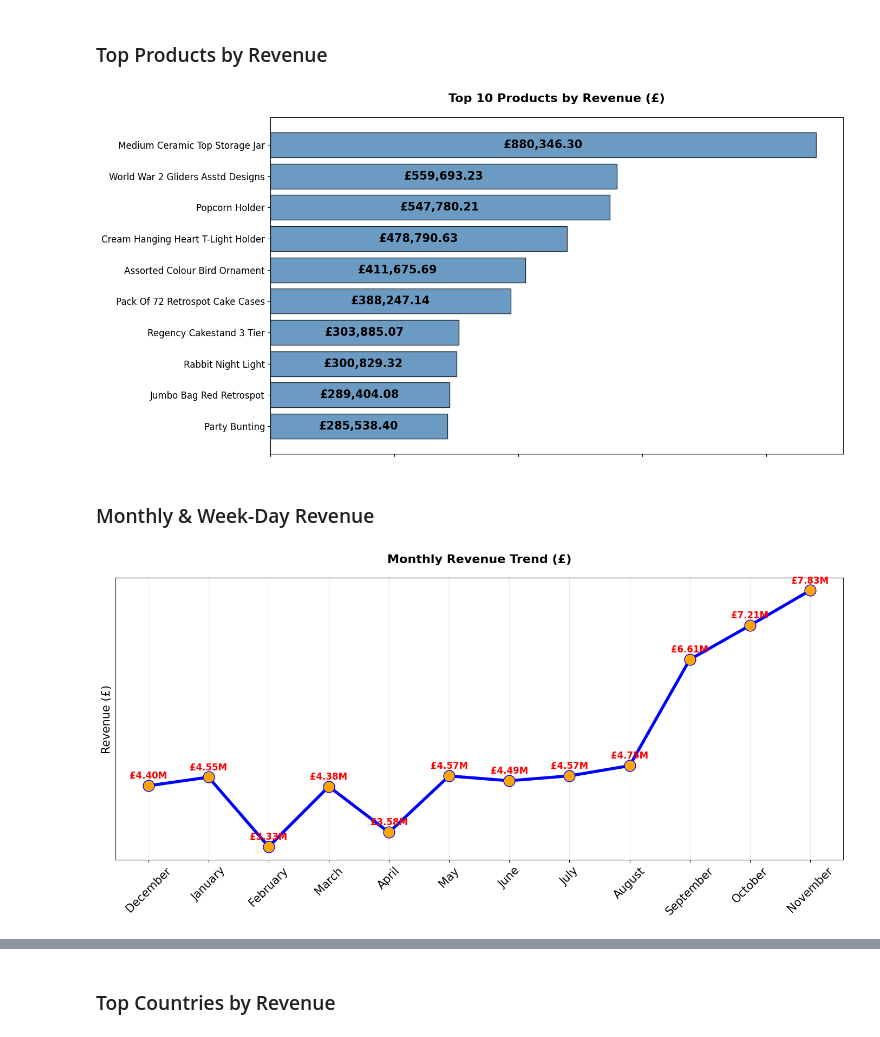
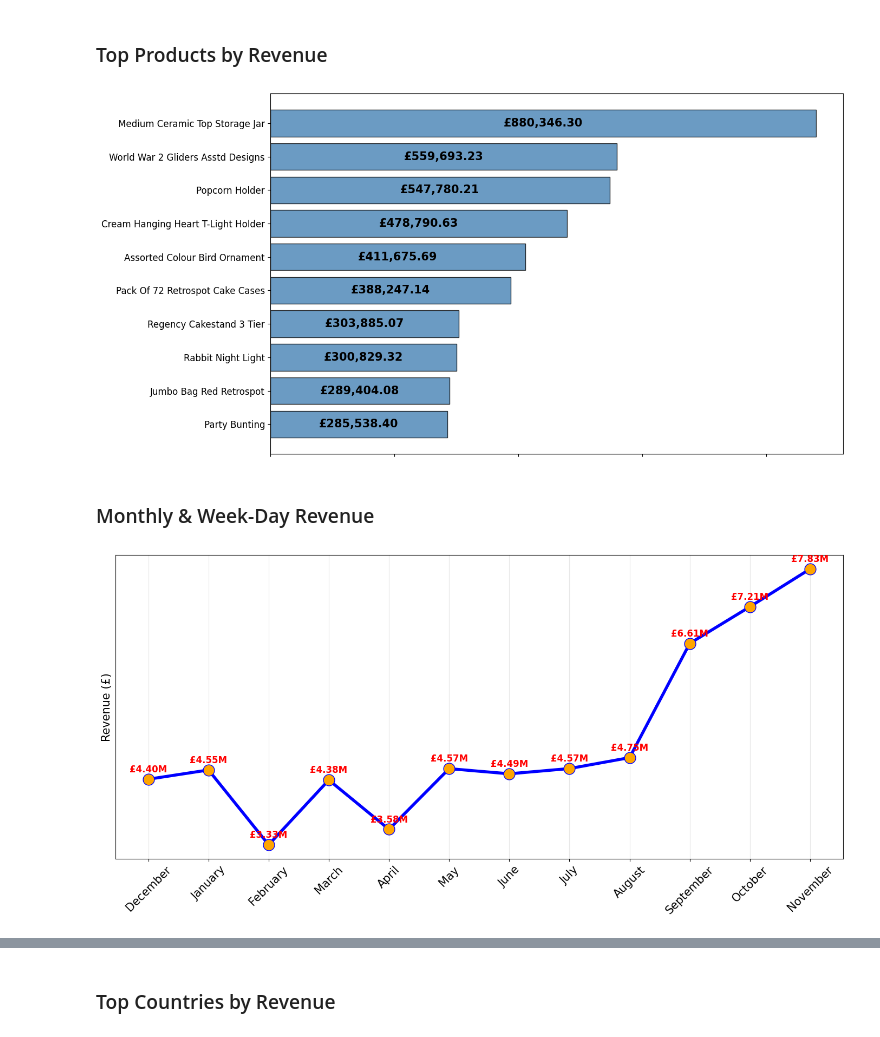
Before and after one commit to Papagiannopoulos/ecommerce-business-analytics, a Jupyter notebook: Program/E-commerce_Analysis.ipynb, the cells around one changed output, grey strips where cells are left out. Saved outputs shown, nothing was run; the diff lists cells and outputs as text; code cells hidden in the pictures.

```diff
--- a/Program/E-commerce_Analysis.ipynb
+++ b/Program/E-commerce_Analysis.ipynb
@@ -493,27 +492,27 @@ print(f" Best Day: {peak_day}")
 # %%
 plt.figure(figsize=(14, 7))
 
 bars = plt.barh(range(len(top_products_revenue)), top_products_revenue.values,
                 color='steelblue', alpha=0.8, edgecolor='black')
 
 plt.yticks(range(len(top_products_revenue)),
            [name[:40] + '...' if len(name) > 40 else name for name in top_products_revenue.index])
 plt.xlabel('')
-plt.title('Top 10 Products by Revenue (£)', fontsize=16, fontweight='bold', pad=20)
+#plt.title('Top 10 Products by Revenue (£)', fontsize=16, fontweight='bold', pad=20)
 plt.grid(axis='x', alpha=0)
 
 plt.gca().set_xticklabels([])
 plt.yticks(rotation=0, fontsize=12)
 
 # Add value labels on bars
 for i, v in enumerate(top_products_revenue.values):
     plt.text(v / 2, i, f'£{v:,.2f}',
              va='center', ha='center', fontsize=15, fontweight='bold', color='black')
 
 plt.tight_layout()
 plt.show()
 # %% [output]
-[figure, old version]
+[figure, new version]
 # %% [markdown]
 ### Monthly & Week-Day Revenue
 # %%
@@ -534,7 +533,7 @@ plt.plot(monthly_revenue_sorted['month_name'], monthly_revenue_sorted['revenue']
 
 plt.xlabel('')
 plt.ylabel('Revenue (£)', fontsize=15)
-plt.title('Monthly Revenue Trend (£)', fontsize=16, fontweight='bold', pad=20)
+#plt.title('Monthly Revenue Trend (£)', fontsize=16, fontweight='bold', pad=20)
 plt.grid(True, alpha=0.3)
 plt.xticks(rotation=45, fontsize=15)
 
@@ -550,7 +549,7 @@ for i, row in monthly_revenue_sorted.iterrows():
 plt.tight_layout()
 plt.show()
 # %% [output]
-[figure, old version]
+[figure, new version]
 # %%
 # Prepare daily revenue by day of week
 daily_revenue = sales.groupby('day_of_week')['revenue'].sum().reset_index()
```
Also changed, not shown: parts of 5 cells of this notebook, 6 other files.
